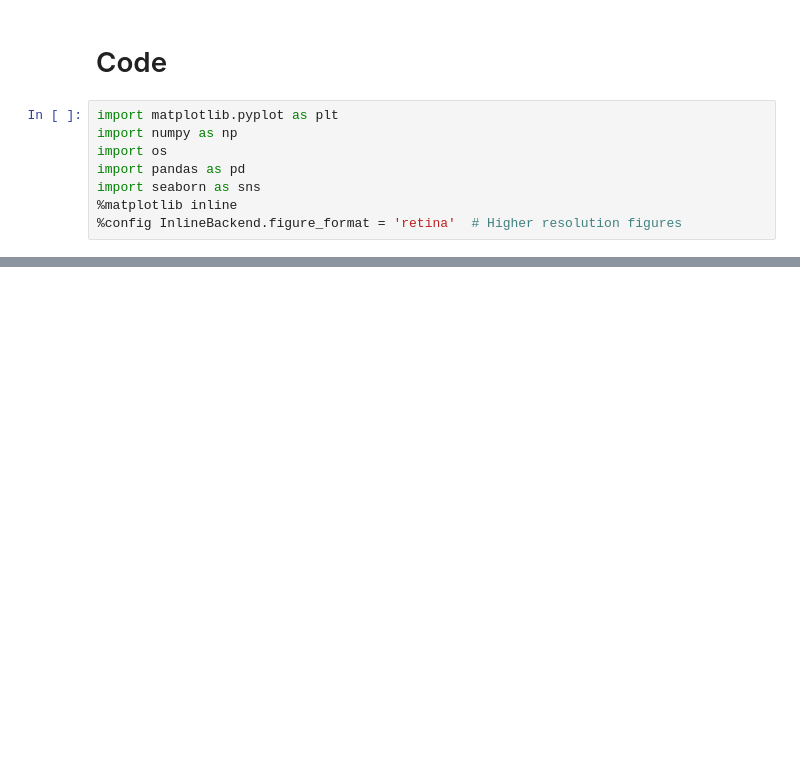
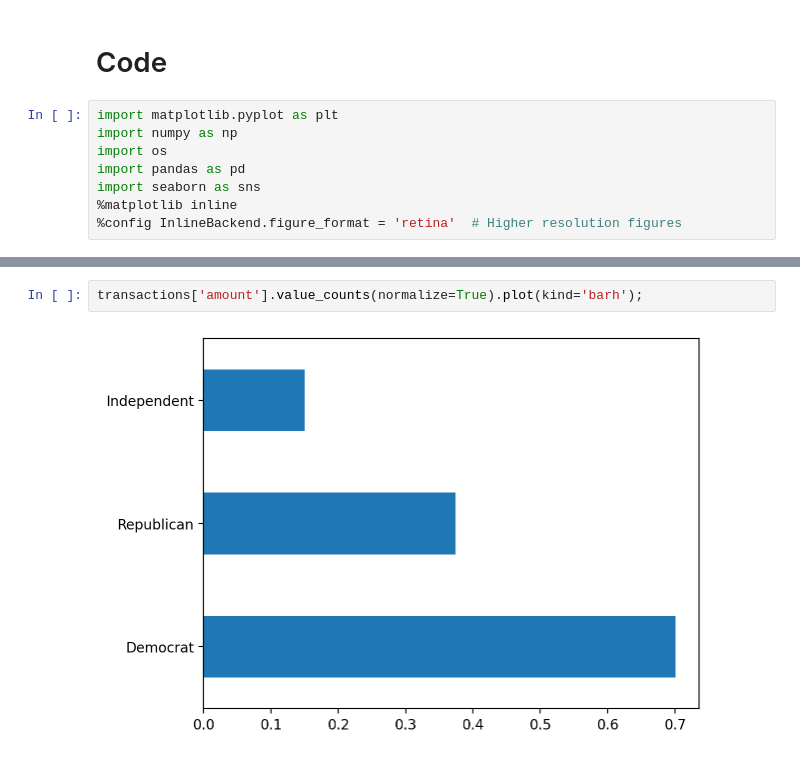
Before and after one commit to JPL1205/stocks_prediction_model, a Jupyter notebook: stocks.ipynb, the cells around one changed output, grey strips where cells are left out. Drawn from its saved outputs; the diff is of its cells as text; blank space fills up the shorter version.

```diff
--- a/stocks.ipynb
+++ b/stocks.ipynb
@@ -640,0 +389,4 @@ df.groupby('month').count().rename(columns={'transaction_date': 'count'})['count
+# %%
+transactions['amount'].value_counts(normalize=True).plot(kind='barh');
+# %% [output]
+[figure, added]
```
Also changed, not shown: parts of 76 cells of this notebook.
